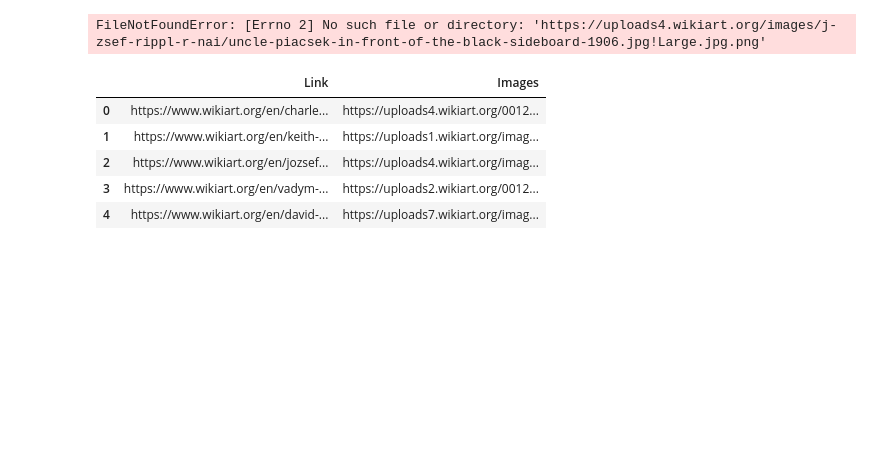
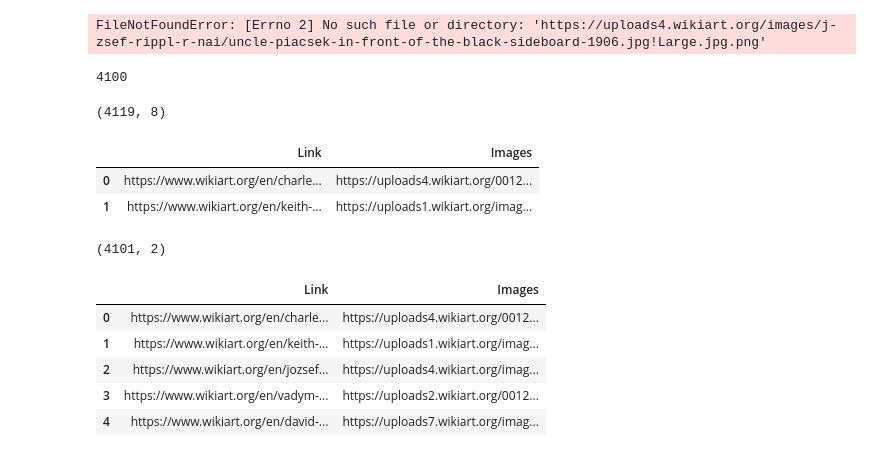
Before and after one commit to Rawanalmobarak/-Emotions-Evoked-from-Colors-of-Paintings-Art-Emotions, a Jupyter notebook: painting_EDA.ipynb, the cells around one changed output. Saved outputs shown, nothing was run; the diff lists cells and outputs as text; code cells hidden in the pictures; blank space fills up the shorter version.

```diff
--- a/painting_EDA.ipynb
+++ b/painting_EDA.ipynb
@@ -425,11 +418,13 @@ from bs4 import BeautifulSoup
 import pandas as pd
 
 list_images=[]
+requests_session = requests.Session()
+count = 0
 
-for link in list_websites1:
+for link in list_websites:
 
-    res=requests.get(link)
-    bs = BeautifulSoup(res.text, 'html.parser')
+    res=requests_session.get(link)
+    bs = BeautifulSoup(res.content,'html.parser')
     images =bs.find_all('img')
 
 
@@ -441,10 +436,27 @@ for link in list_websites1:
     # of if you want to have one row per link and url
     for image in images:
         if('image' in image['src']):
+            count = count +1
             list_images.append((link, image['src']))
         else:
             continue
-
+print(count)
 df_images = pd.DataFrame(list_images, columns = ['Link', 'Images'])
+# %% [output]
+4100
+# %%
+df.shape
+# %% [output]
+(4119, 8)
+# %%
+df_images.head(2)
+# %% [output]
+|  | Link | Images |
+| 0 | https://www.wikiart.org/en/charle... | https://uploads4.wikiart.org/0012... |
+| 1 | https://www.wikiart.org/en/keith-... | https://uploads1.wikiart.org/imag... |
+# %%
+df_images.shape
+# %% [output]
+(4101, 2)
 # %%
 df_images.to_csv(index=True)
```
Also changed, not shown: parts of 9 cells of this notebook, 4 other files.
